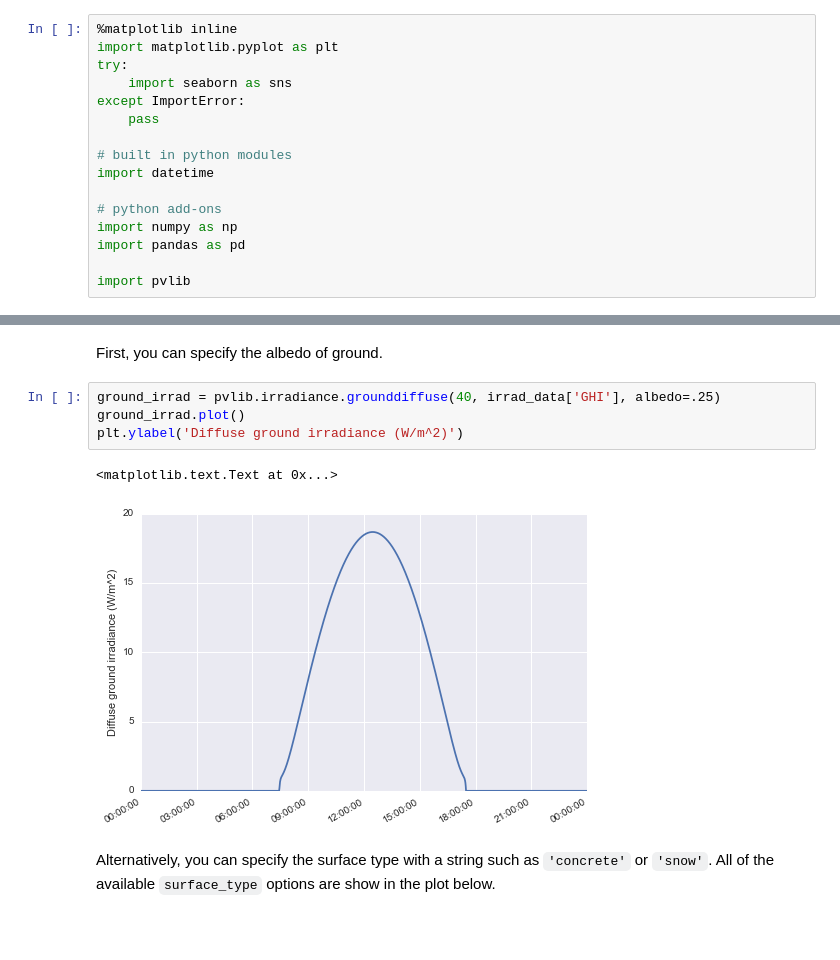
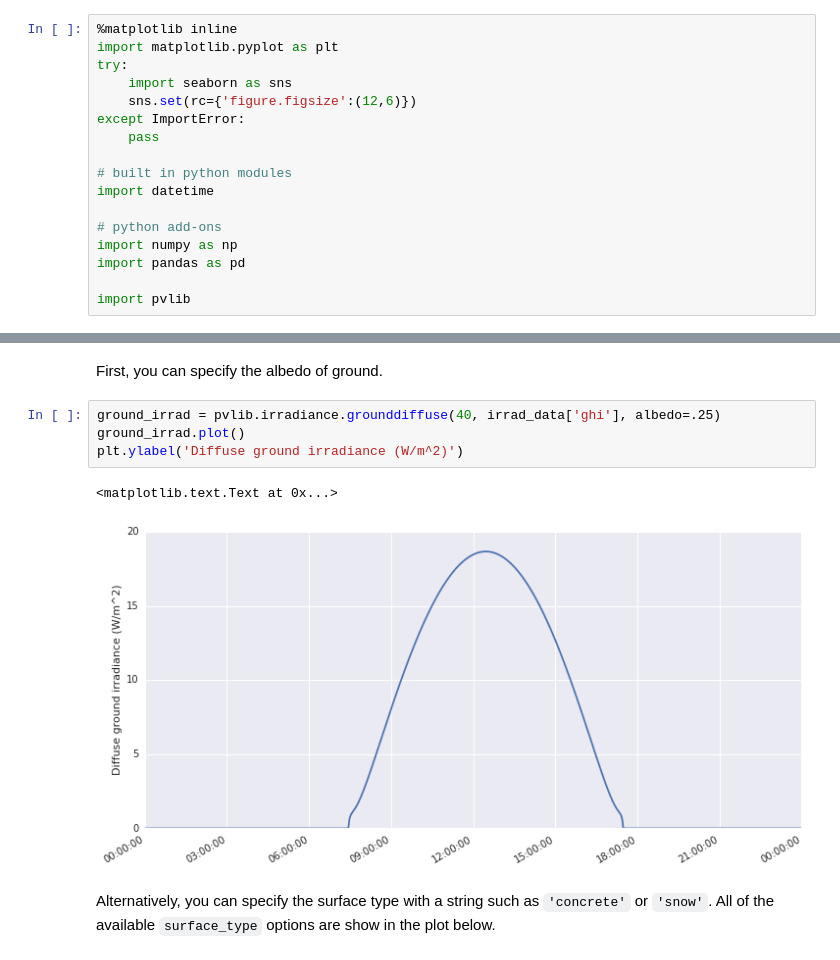
Before and after one commit to pvlib/pvlib-python, a Jupyter notebook: docs/tutorials/irradiance.ipynb, the cells around one changed output, grey strips where cells are left out. Drawn from its saved outputs; the diff is of its cells as text; blank space fills up the shorter version.

Commit message:
update irradiance tutorial

```diff
--- a/docs/tutorials/irradiance.ipynb
+++ b/docs/tutorials/irradiance.ipynb
@@ -10,6 +18,7 @@ Authors:
 import matplotlib.pyplot as plt
 try:
     import seaborn as sns
+    sns.set(rc={'figure.figsize':(12,6)})
 except ImportError:
     pass
 
@@ -159,12 +168,12 @@ The ``grounddiffuse`` function has a few different ways to obtain the diffuse li
 # %% [markdown]
 First, you can specify the albedo of ground.
 # %%
-ground_irrad = pvlib.irradiance.grounddiffuse(40, irrad_data['GHI'], albedo=.25)
+ground_irrad = pvlib.irradiance.grounddiffuse(40, irrad_data['ghi'], albedo=.25)
 ground_irrad.plot()
 plt.ylabel('Diffuse ground irradiance (W/m^2)')
 # %% [output]
 <matplotlib.text.Text at 0x...>
-[figure, old version]
+[figure, new version]
 # %% [markdown]
 Alternatively, you can specify the surface type with a string such as ``'concrete'`` or ``'snow'``. All of the available ``surface_type`` options are show in the plot below.
 # %%
```
Also changed, not shown: parts of 40 cells of this notebook.
